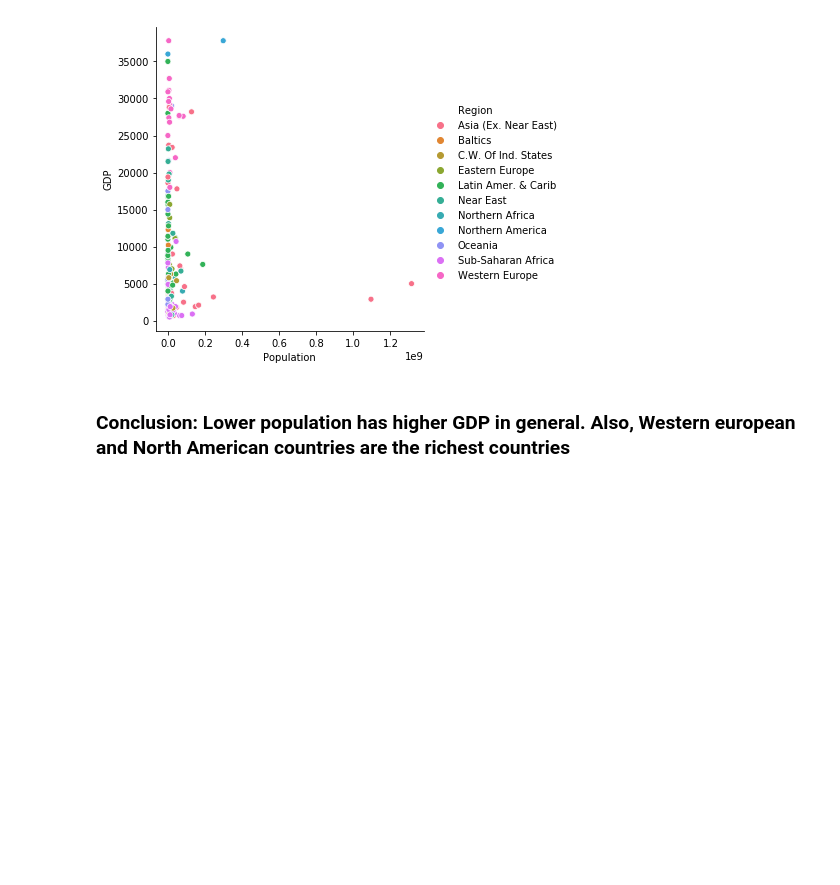
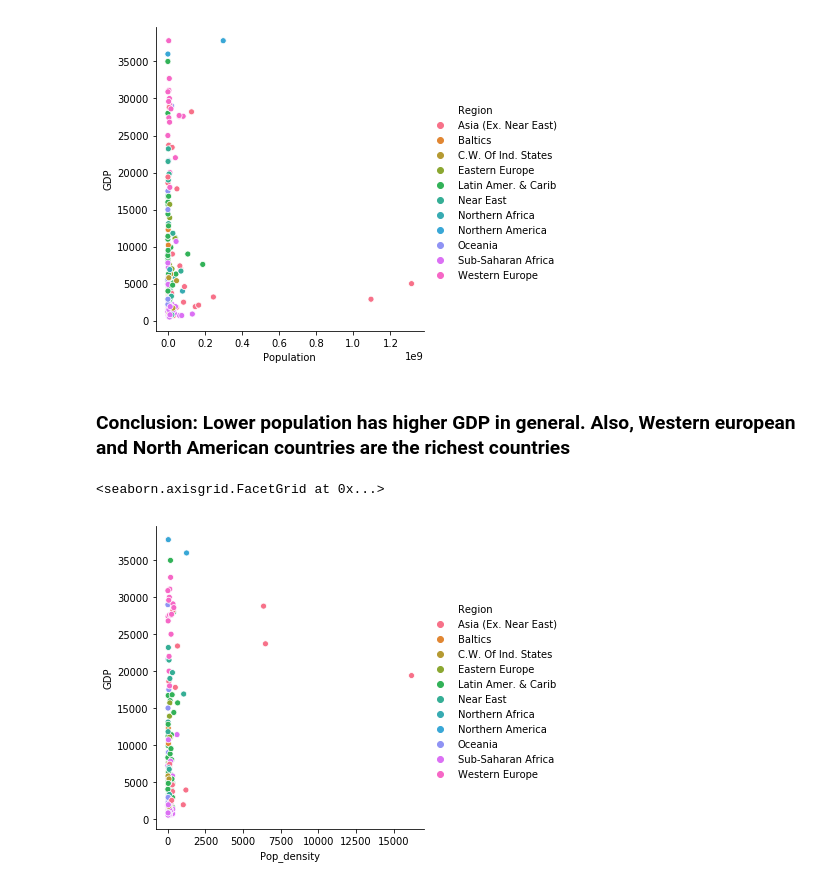
Before and after one commit to Sanaa495/data-wrangling, a Jupyter notebook: Data wrangling countries dataset/Countries-of-the-world.ipynb, the cells around one changed output. Drawn from its saved outputs; the diff is of its cells as text; code cells hidden in the pictures; blank space fills up the shorter version.

```diff
--- a/Data wrangling countries dataset/Countries-of-the-world.ipynb
+++ b/Data wrangling countries dataset/Countries-of-the-world.ipynb
@@ -386,3 +393,8 @@ sns.relplot(x='Population',y='GDP', data=data_copy.dropna(), hue='Region')
 [figure]
 # %% [markdown]
 ### Conclusion: Lower population has higher GDP in general. Also, Western european and North American countries are the richest countries
+# %%
+sns.relplot(x='Pop_density',y='GDP', data=data_copy.dropna(), hue='Region')
+# %% [output]
+<seaborn.axisgrid.FacetGrid at 0x...>
+[figure, added]
```
Also changed, not shown: parts of 18 cells of this notebook.
